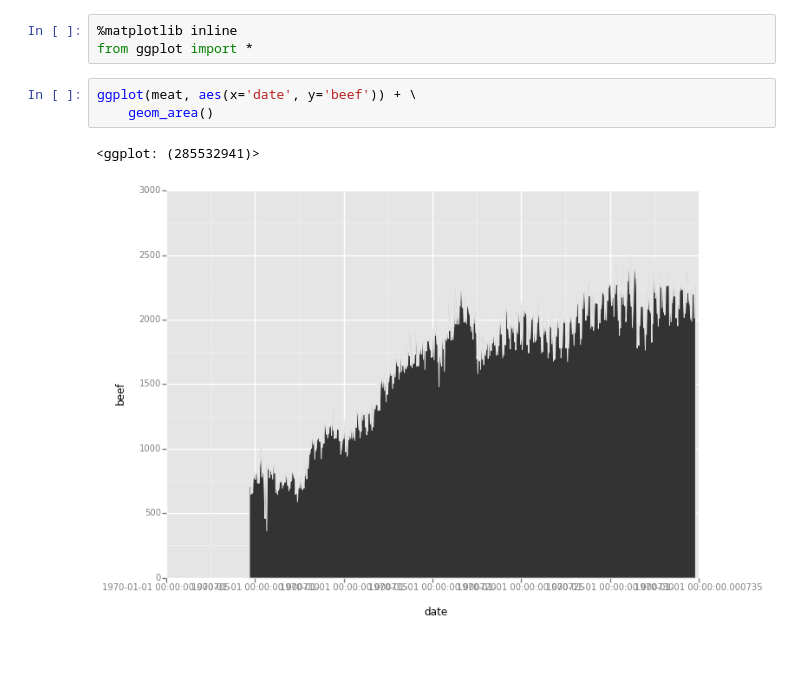
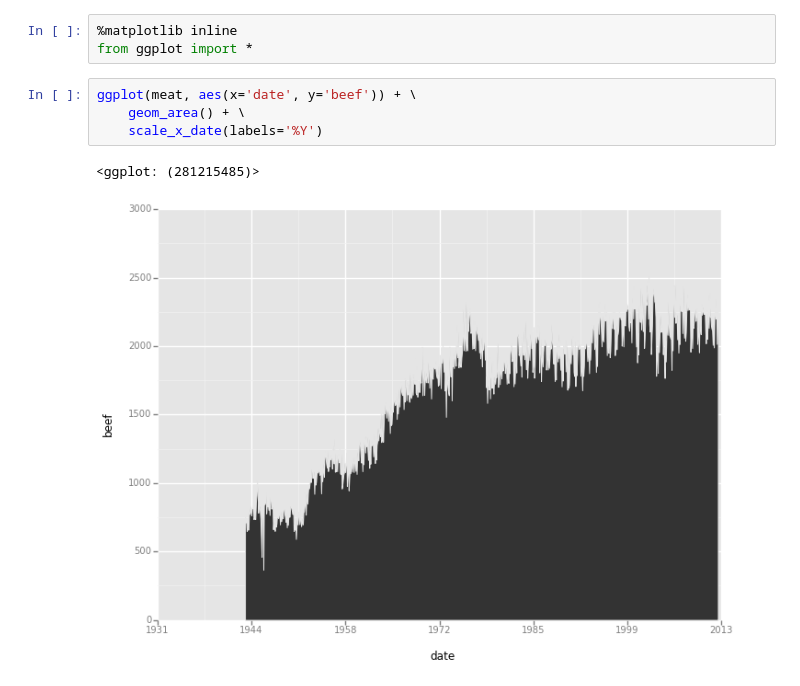
Before and after one commit to yhat/ggpy, a Jupyter notebook: docs/examples/Area Chart.ipynb, the cells around one changed output. Saved outputs shown, nothing was run; the diff lists cells and outputs as text; blank space fills up the shorter version.

Commit message:
links. labels

```diff
--- a/docs/examples/Area Chart.ipynb
+++ b/docs/examples/Area Chart.ipynb
@@ -3,7 +3,8 @@
 from ggplot import *
 # %%
 ggplot(meat, aes(x='date', y='beef')) + \
-    geom_area()
+    geom_area() + \
+    scale_x_date(labels='%Y')
 # %% [output]
-<ggplot: (285532941)>
+<ggplot: (281215485)>
-[figure, old version]
+[figure, new version]
```
Also changed, not shown: 6 other files.
